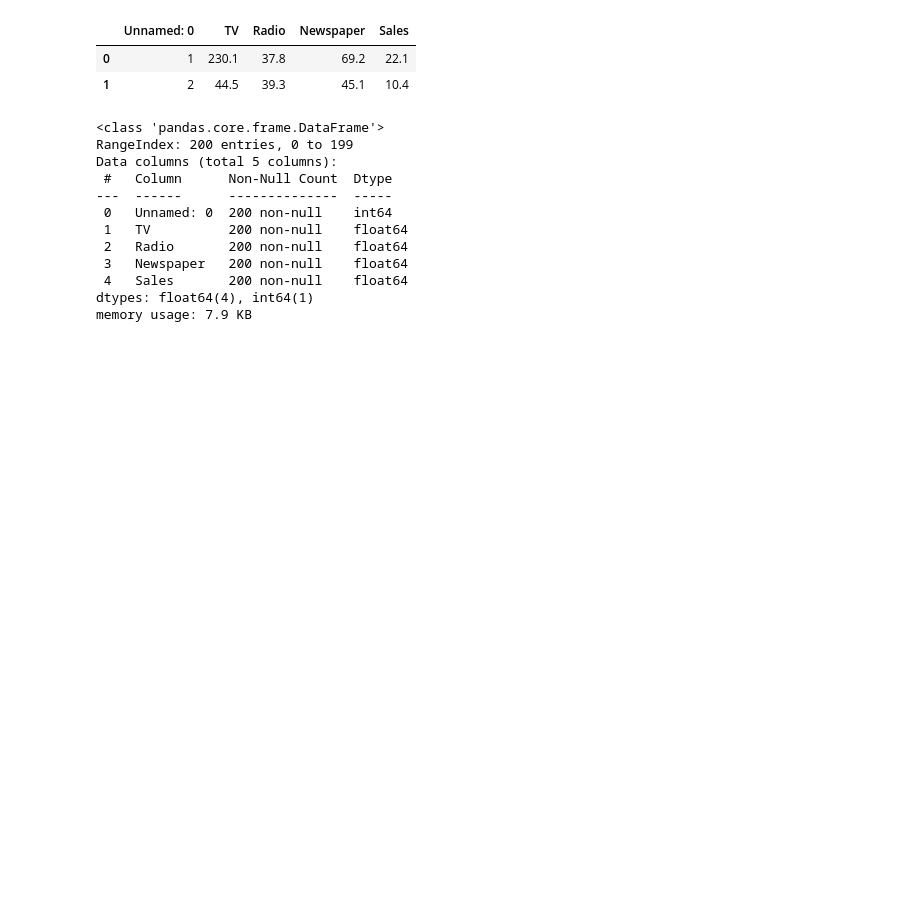
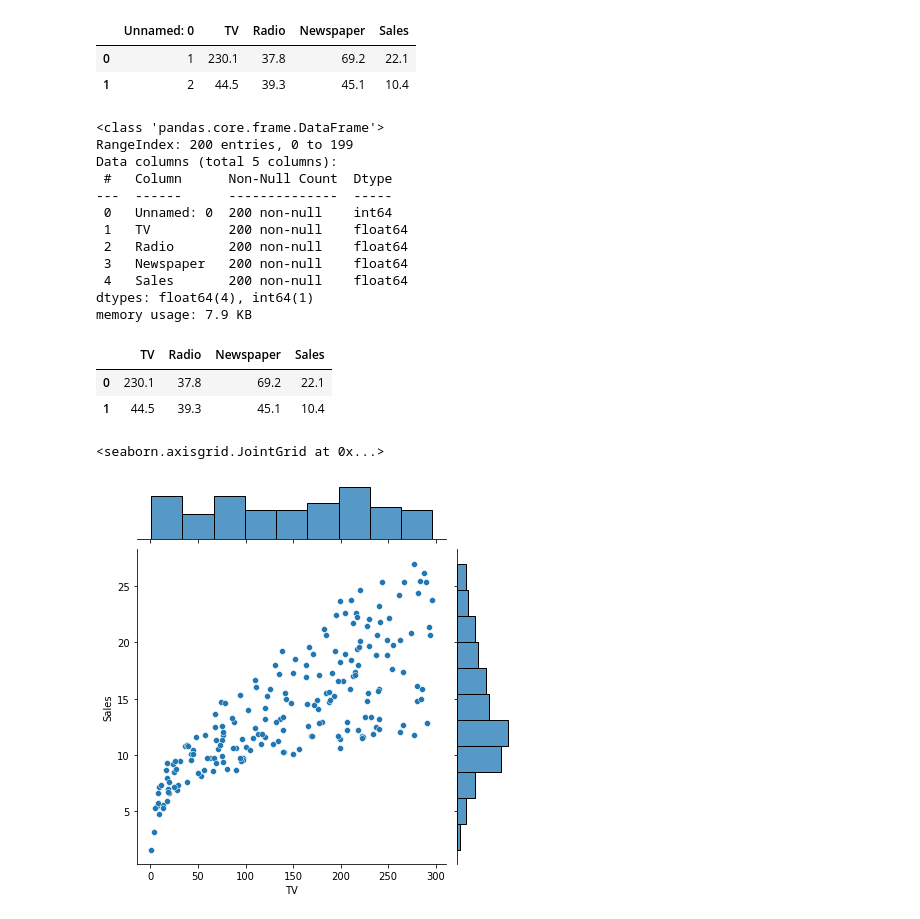
Before and after one commit to georgian3590/BABI-GreatLakes, a Jupyter notebook: Linear_Regression.ipynb, the cells around one changed output. Cells and saved outputs as stored; diff of their text form; code cells hidden in the pictures; blank space fills up the shorter version.

```diff
--- a/Linear_Regression.ipynb
+++ b/Linear_Regression.ipynb
@@ -32,3 +32,12 @@ Data columns (total 5 columns):
  4   Sales       200 non-null    float64
 dtypes: float64(4), int64(1)
 memory usage: 7.9 KB
+# %%
+# Remove the auto increment column
+data = data[['TV','Radio','Newspaper','Sales']]
+# %%
+data.head(2)
+# %% [output]
+|  | TV | Radio | Newspaper | Sales |
+| 0 | 230.1 | 37.8 | 69.2 | 22.1 |
+| 1 | 44.5 | 39.3 | 45.1 | 10.4 |
@@ -34,0 +49,5 @@ memory usage: 7.9 KB
+# %%
+sn.jointplot(data.TV, data.Sales)
+# %% [output]
+<seaborn.axisgrid.JointGrid at 0x...>
+[figure, added]
```
Also changed, not shown: parts of 7 cells of this notebook.
